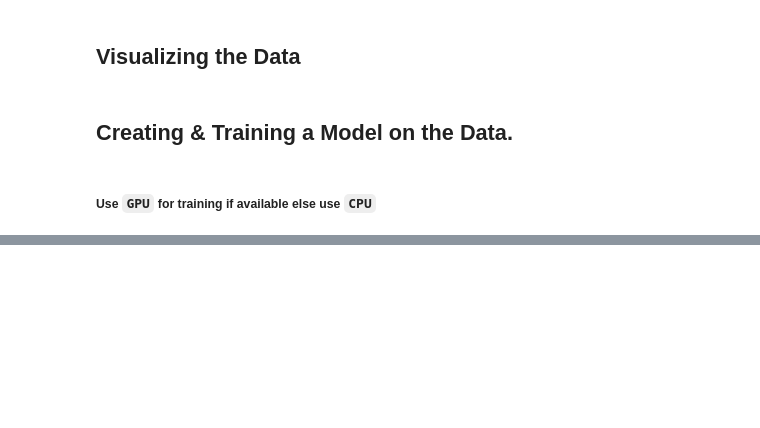
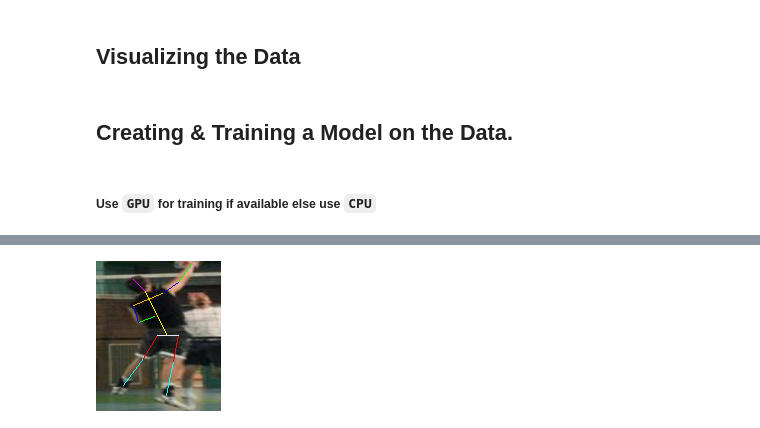
Before and after one commit to Its-Shivanshu-Sharma/HumanPoseDetection, a Jupyter notebook: HumanPoseDetection.ipynb, the cells around one changed output, grey strips where cells are left out. Cells and saved outputs as stored; diff of their text form; code cells hidden in the pictures; blank space fills up the shorter version.

```diff
--- a/HumanPoseDetection.ipynb
+++ b/HumanPoseDetection.ipynb
@@ -481,0 +557,5 @@ from torch.optim import Adam
+# %%
+img, pts = datasets["val"][12]
+annotate_image(img, pts, joints_map, joints_relations)
+# %% [output]
+[figure, added]
```
Also changed, not shown: parts of 24 cells of this notebook.
